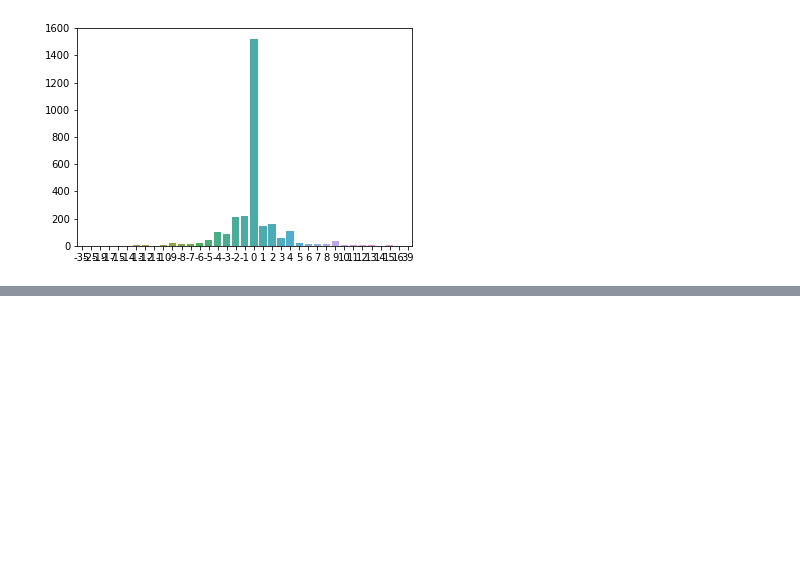
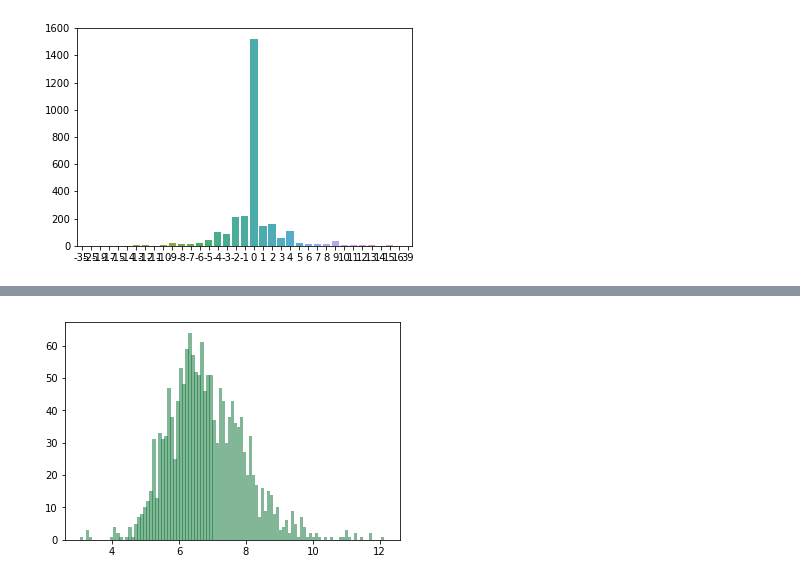
Before and after one commit to alexkhantreras/ThinkStats2, a Jupyter notebook: code/chap03ex.ipynb, the cells around one changed output, grey strips where cells are left out. Drawn from its saved outputs; the diff is of its cells as text; code cells hidden in the pictures; blank space fills up the shorter version.

```diff
--- a/code/chap03ex.ipynb
+++ b/code/chap03ex.ipynb
@@ -391,0 +406,12 @@ thinkplot.Config(xlabel='Speed (mph)', ylabel='PMF')
+# %%
+# Create the dictionary of speeds and their frequency without the functions of the thinkplot library
+
+speeds, speed_counts = np.unique(speeds, return_counts=True)
+speeds_hist = dict(zip(speeds, speed_counts))
+# %%
+# Plot the histogram of the actual speeds without use of the thinkplot library
+
+speeds_hist_plot = plt.bar(speeds_hist.keys(), speeds_hist.values(), alpha = .5, width = .1)
+plt.show()
+# %% [output]
+[figure, added]
```
Also changed, not shown: parts of 26 cells of this notebook.
